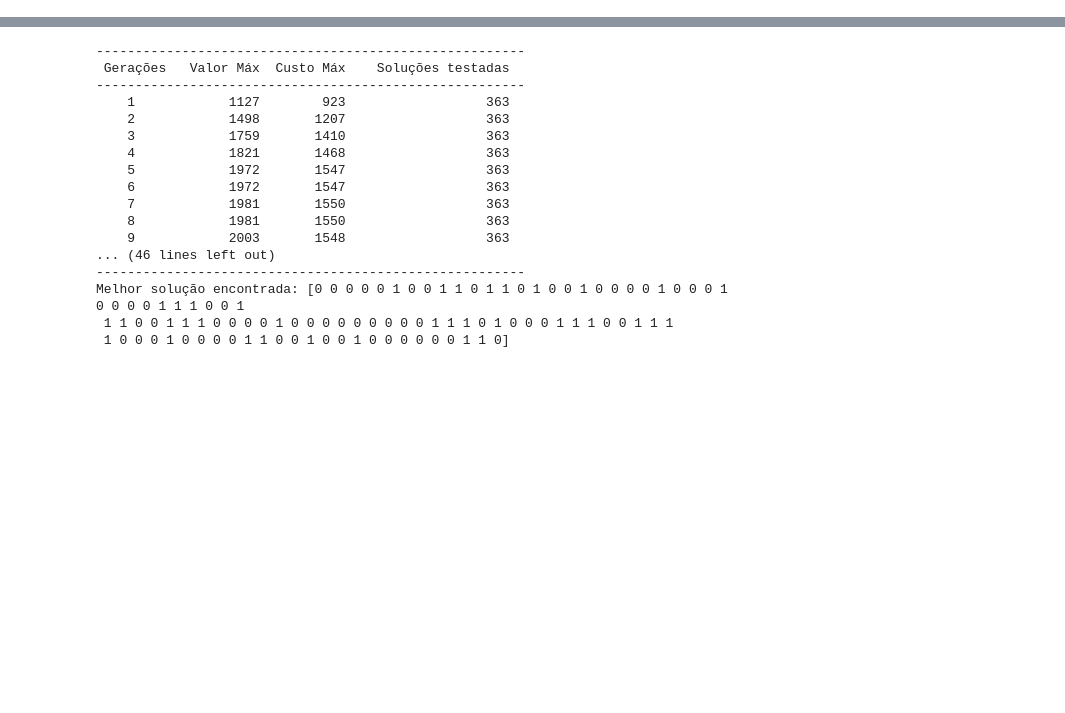
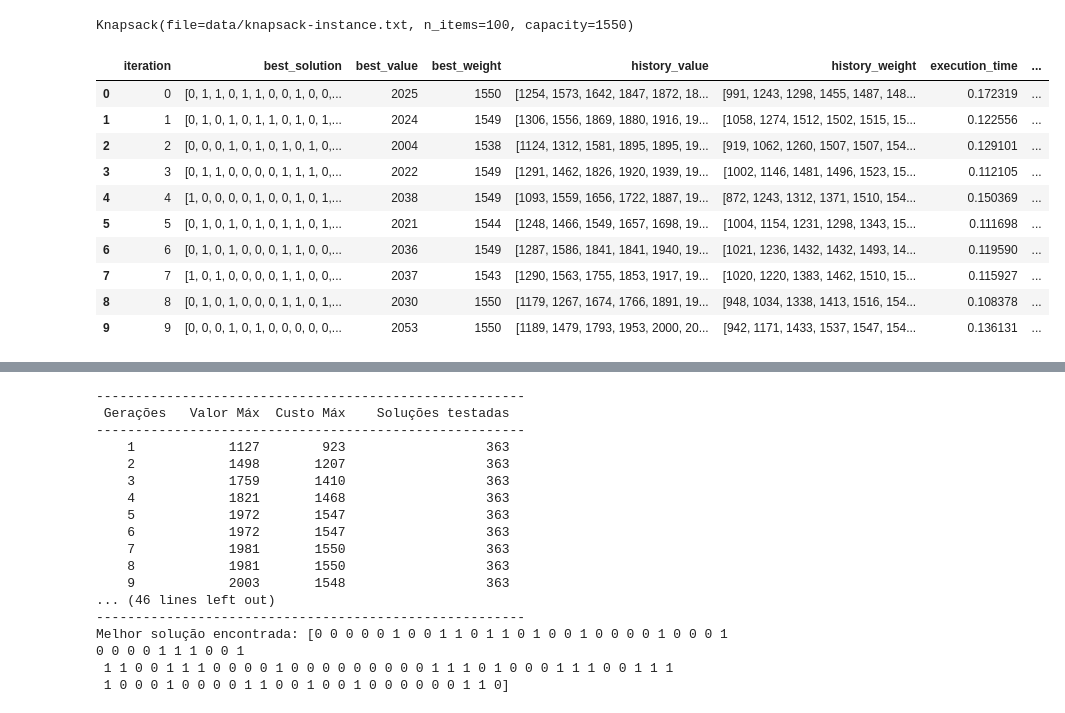
Before and after one commit to hellsdeur/knapsax, a Jupyter notebook: notebooks/ga.ipynb, the cells around one changed output, grey strips where cells are left out. Cells and saved outputs as stored; diff of their text form; code cells hidden in the pictures; blank space fills up the shorter version.

```diff
--- a/notebooks/ga.ipynb
+++ b/notebooks/ga.ipynb
@@ -117 +15,6 @@ dados = np.array([
+# %%
+knapsack = Knapsack(instance_file="data/knapsack-instance.txt")
+knapsack
+# %% [output]
+Knapsack(file=data/knapsack-instance.txt, n_items=100, capacity=1550)
 # %%
@@ -118,0 +29,15 @@ AG_Solver = AGenetico(dados, nr_geracoes = 55)
+# %%
+df_ga = ga_stats.frame()
+df_ga
+# %% [output]
+|  | iteration | best_solution | best_value | best_weight | history_value | history_weight | execution_time | ... |
+| 0 | 0 | [0, 1, 1, 0, 1, 1, 0, 0, 1, 0, 0,... | 2025 | 1550 | [1254, 1573, 1642, 1847, 1872, 18... | [991, 1243, 1298, 1455, 1487, 148... | 0.172319 | ... |
+| 1 | 1 | [0, 1, 0, 1, 0, 1, 1, 0, 1, 0, 1,... | 2024 | 1549 | [1306, 1556, 1869, 1880, 1916, 19... | [1058, 1274, 1512, 1502, 1515, 15... | 0.122556 | ... |
+| 2 | 2 | [0, 0, 0, 1, 0, 1, 0, 1, 0, 1, 0,... | 2004 | 1538 | [1124, 1312, 1581, 1895, 1895, 19... | [919, 1062, 1260, 1507, 1507, 154... | 0.129101 | ... |
+| 3 | 3 | [0, 1, 1, 0, 0, 0, 0, 1, 1, 1, 0,... | 2022 | 1549 | [1291, 1462, 1826, 1920, 1939, 19... | [1002, 1146, 1481, 1496, 1523, 15... | 0.112105 | ... |
+| 4 | 4 | [1, 0, 0, 0, 0, 1, 0, 0, 1, 0, 1,... | 2038 | 1549 | [1093, 1559, 1656, 1722, 1887, 19... | [872, 1243, 1312, 1371, 1510, 154... | 0.150369 | ... |
+| 5 | 5 | [0, 1, 0, 1, 0, 1, 0, 1, 1, 0, 1,... | 2021 | 1544 | [1248, 1466, 1549, 1657, 1698, 19... | [1004, 1154, 1231, 1298, 1343, 15... | 0.111698 | ... |
+| 6 | 6 | [0, 1, 0, 1, 0, 0, 0, 1, 1, 0, 0,... | 2036 | 1549 | [1287, 1586, 1841, 1841, 1940, 19... | [1021, 1236, 1432, 1432, 1493, 14... | 0.119590 | ... |
+| 7 | 7 | [1, 0, 1, 0, 0, 0, 0, 1, 1, 0, 0,... | 2037 | 1543 | [1290, 1563, 1755, 1853, 1917, 19... | [1020, 1220, 1383, 1462, 1510, 15... | 0.115927 | ... |
+| 8 | 8 | [0, 1, 0, 1, 0, 0, 0, 1, 1, 0, 1,... | 2030 | 1550 | [1179, 1267, 1674, 1766, 1891, 19... | [948, 1034, 1338, 1413, 1516, 154... | 0.108378 | ... |
+| 9 | 9 | [0, 0, 0, 1, 0, 1, 0, 0, 0, 0, 0,... | 2053 | 1550 | [1189, 1479, 1793, 1953, 2000, 20... | [942, 1171, 1433, 1537, 1547, 154... | 0.136131 | ... |
```
Also changed, not shown: parts of 7 cells of this notebook, 1 other file.
